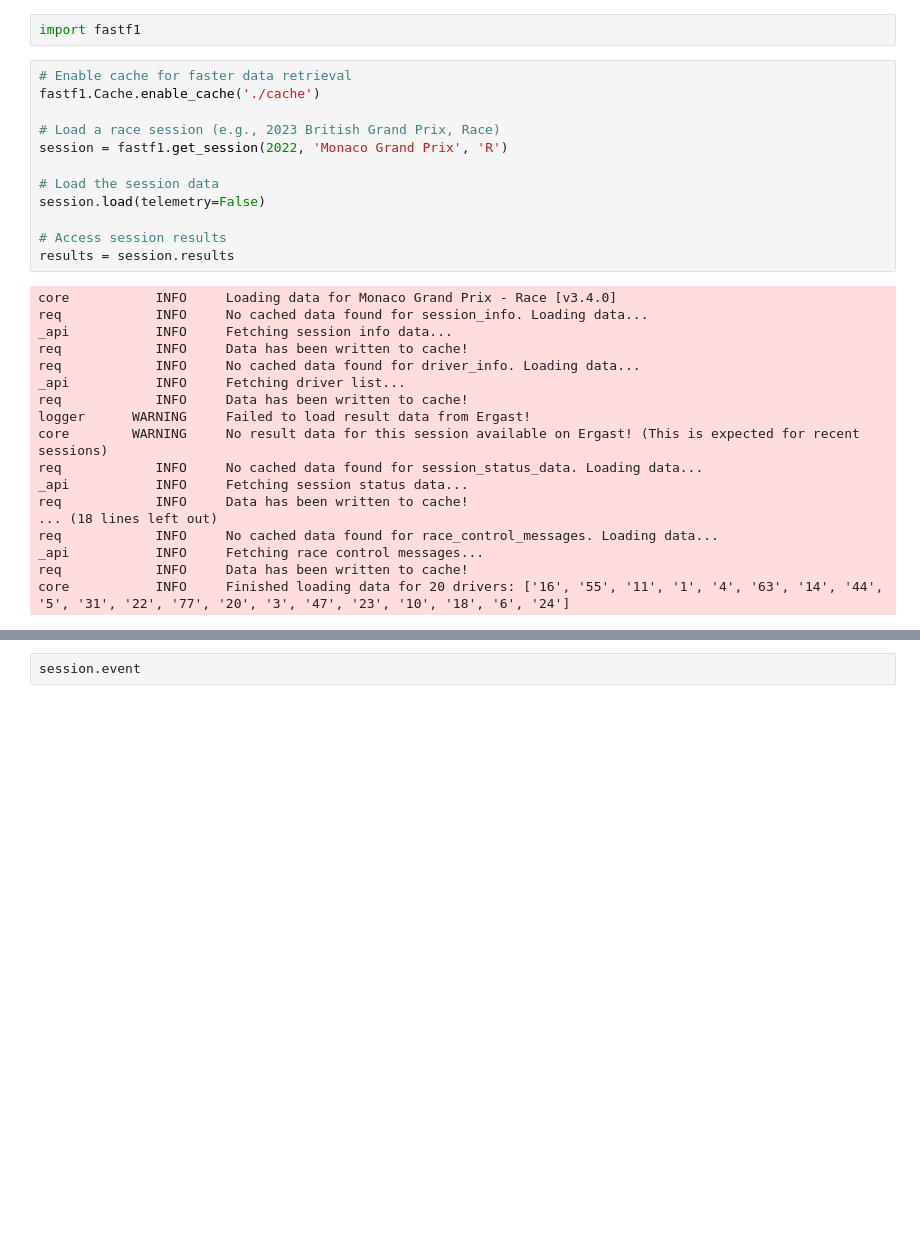
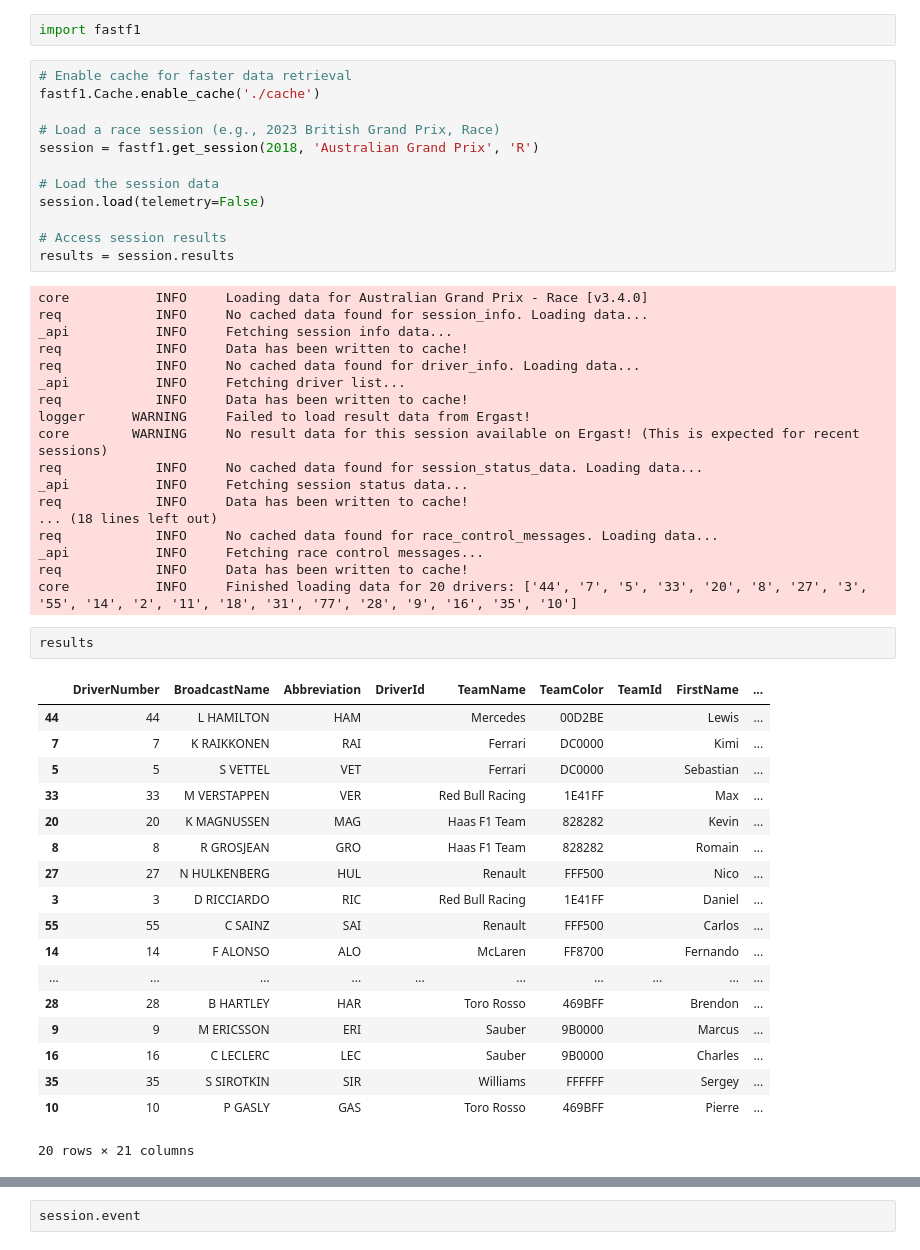
Before and after one commit to AndyZ-CYC/F1_Predictive_Models, a Jupyter notebook: Data_Playground.ipynb, the cells around one changed output, grey strips where cells are left out. Cells and saved outputs as stored; diff of their text form; blank space fills up the shorter version.

```diff
--- a/Data_Playground.ipynb
+++ b/Data_Playground.ipynb
@@ -8,7 +8,7 @@ import fastf1
 fastf1.Cache.enable_cache('./cache')
 
 # Load a race session (e.g., 2023 British Grand Prix, Race)
-session = fastf1.get_session(2022, 'Monaco Grand Prix', 'R')
+session = fastf1.get_session(2018, 'Australian Grand Prix', 'R')
 
 # Load the session data
 session.load(telemetry=False)
@@ -16,7 +16,7 @@ session.load(telemetry=False)
 # Access session results
 results = session.results
 # %% [output]
-core           INFO     Loading data for Monaco Grand Prix - Race [v3.4.0]
+core           INFO     Loading data for Australian Grand Prix - Race [v3.4.0]
 req            INFO     No cached data found for session_info. Loading data...
 _api           INFO     Fetching session info data...
 req            INFO     Data has been written to cache!
@@ -32,7 +32,28 @@ req            INFO     Data has been written to cache!
 req            INFO     No cached data found for race_control_messages. Loading data...
 _api           INFO     Fetching race control messages...
 req            INFO     Data has been written to cache!
-core           INFO     Finished loading data for 20 drivers: ['16', '55', '11', '1', '4', '63', '14', '44', '5', '31', '22', '77', '20', '3', '47', '23', '10', '18', '6', '24']
+core           INFO     Finished loading data for 20 drivers: ['44', '7', '5', '33', '20', '8', '27', '3', '55', '14', '2', '11', '18', '31', '77', '28', '9', '16', '35', '10']
+# %%
+results
+# %% [output]
+|  | DriverNumber | BroadcastName | Abbreviation | DriverId | TeamName | TeamColor | TeamId | FirstName | ... |
+| 44 | 44 | L HAMILTON | HAM |  | Mercedes | 00D2BE |  | Lewis | ... |
+| 7 | 7 | K RAIKKONEN | RAI |  | Ferrari | DC0000 |  | Kimi | ... |
+| 5 | 5 | S VETTEL | VET |  | Ferrari | DC0000 |  | Sebastian | ... |
+| 33 | 33 | M VERSTAPPEN | VER |  | Red Bull Racing | 1E41FF |  | Max | ... |
+| 20 | 20 | K MAGNUSSEN | MAG |  | Haas F1 Team | 828282 |  | Kevin | ... |
+| 8 | 8 | R GROSJEAN | GRO |  | Haas F1 Team | 828282 |  | Romain | ... |
+| 27 | 27 | N HULKENBERG | HUL |  | Renault | FFF500 |  | Nico | ... |
+| 3 | 3 | D RICCIARDO | RIC |  | Red Bull Racing | 1E41FF |  | Daniel | ... |
+| 55 | 55 | C SAINZ | SAI |  | Renault | FFF500 |  | Carlos | ... |
+| 14 | 14 | F ALONSO | ALO |  | McLaren | FF8700 |  | Fernando | ... |
+| ... | ... | ... | ... | ... | ... | ... | ... | ... | ... |
+| 28 | 28 | B HARTLEY | HAR |  | Toro Rosso | 469BFF |  | Brendon | ... |
+| 9 | 9 | M ERICSSON | ERI |  | Sauber | 9B0000 |  | Marcus | ... |
+| 16 | 16 | C LECLERC | LEC |  | Sauber | 9B0000 |  | Charles | ... |
+| 35 | 35 | S SIROTKIN | SIR |  | Williams | FFFFFF |  | Sergey | ... |
+| 10 | 10 | P GASLY | GAS |  | Toro Rosso | 469BFF |  | Pierre | ... |
+20 rows × 21 columns
 # %%
 session.total_laps
 # %% [output]
```
Also changed, not shown: parts of 4 cells of this notebook, 6 other files.
